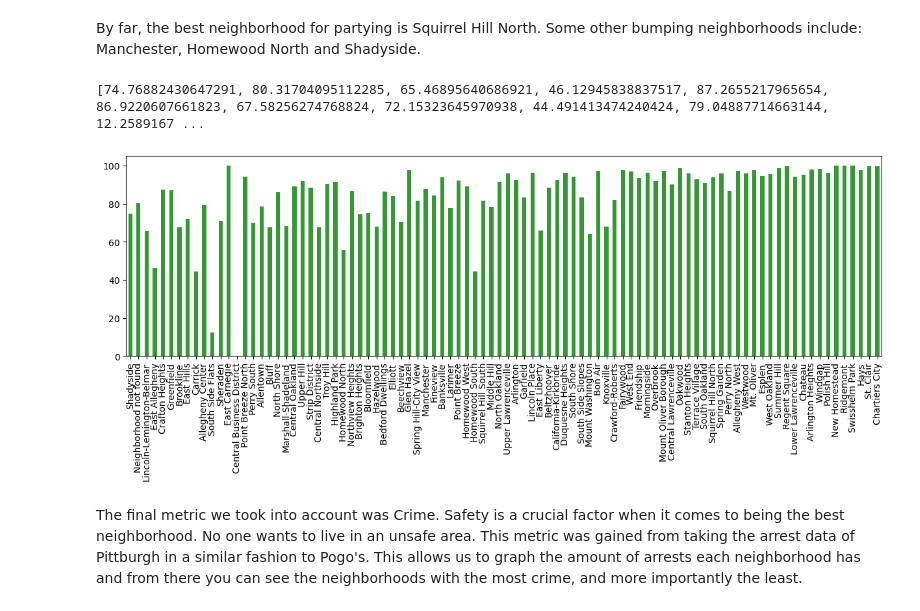
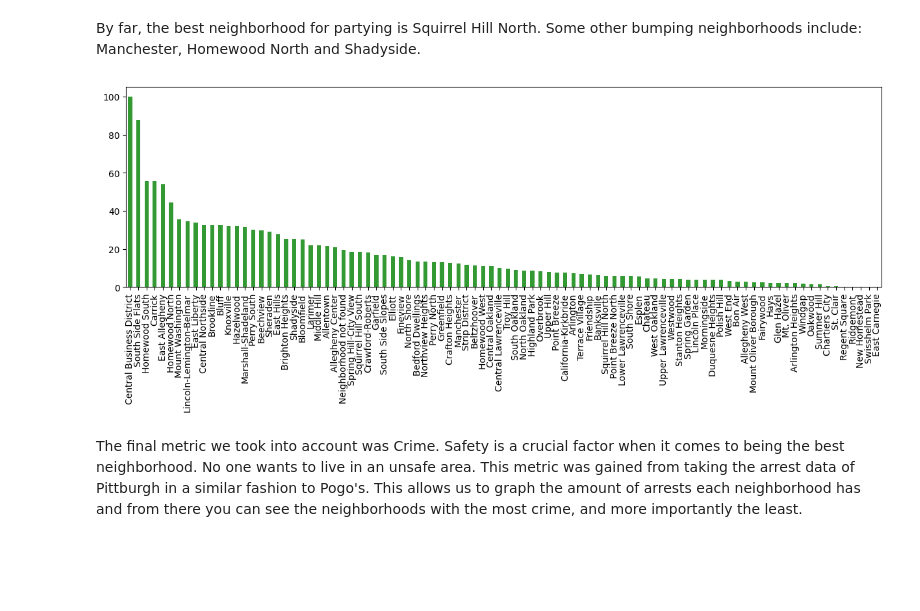
Before and after one commit to 27TAJ/CS-0010-Final_Project, a Jupyter notebook: BestNeighborhoodFinal.ipynb, the cells around one changed output. Cells and saved outputs as stored; diff of their text form; code cells hidden in the pictures; blank space fills up the shorter version.

```diff
--- a/BestNeighborhoodFinal.ipynb
+++ b/BestNeighborhoodFinal.ipynb
@@ -132,16 +137,18 @@ maxCrime = max(neighborhoods.values())
 minCrime = min(neighborhoods.values())
 
 crimeScore = []
-Neighborhood = []
+Neighborhood2 = []
 for neighborhood in neighborhoods:
-    crimeScore.append((maxCrime - neighborhoods[neighborhood])/(maxCrime - minCrime) * 100)
-    Neighborhood.append(neighborhood)
-
-print(crimeScore)
-
-df3=pd.Series(crimeScore, index = Neighborhood).plot.bar(alpha = 0.8, color = 'green', figsize = (15, 4))
+    crimeScore.append(100-((maxCrime - neighborhoods[neighborhood])/(maxCrime - minCrime) * 100))
+    Neighborhood2.append(neighborhood)
+    if(neighborhood in FinalScore):
+        FinalScore[neighborhood] += (100-((maxCrime - neighborhoods[neighborhood])/(maxCrime - minCrime) * 100))
+    else:
+        FinalScore[neighborhood] = (100-((maxCrime - neighborhoods[neighborhood])/(maxCrime - minCrime) * 100))
+#print(crimeScore)
-# %% [output]
-[74.76882430647291, 80.31704095112285, 65.46895640686921, 46.12945838837517, 87.2655217965654, 86.9220607661823, 67.58256274768824, 72.15323645970938, 44.491413474240424, 79.04887714663144, 12.2589167 ...
-[figure, removed]
+# %%
+df3=pd.Series(crimeScore, index = Neighborhood2).sort_values( ascending=False).plot.bar(alpha = 0.8, color = 'green', figsize = (15, 4))
+# %% [output]
+[figure, added]
 # %% [markdown]
 The final metric we took into account was Crime. Safety is a crucial factor when it comes to being the best neighborhood. No one wants to live in an unsafe area. This metric was gained from taking the arrest data of Pittburgh in a similar fashion to Pogo's. This allows us to graph the amount of arrests each neighborhood has and from there you can see the neighborhoods with the most crime, and more importantly the least.
```
Also changed, not shown: parts of 8 cells of this notebook.
